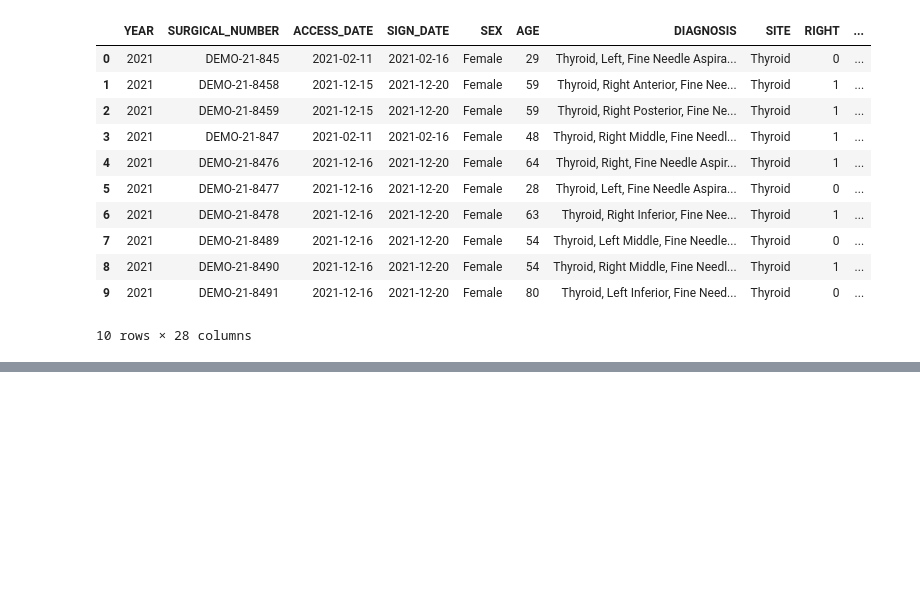
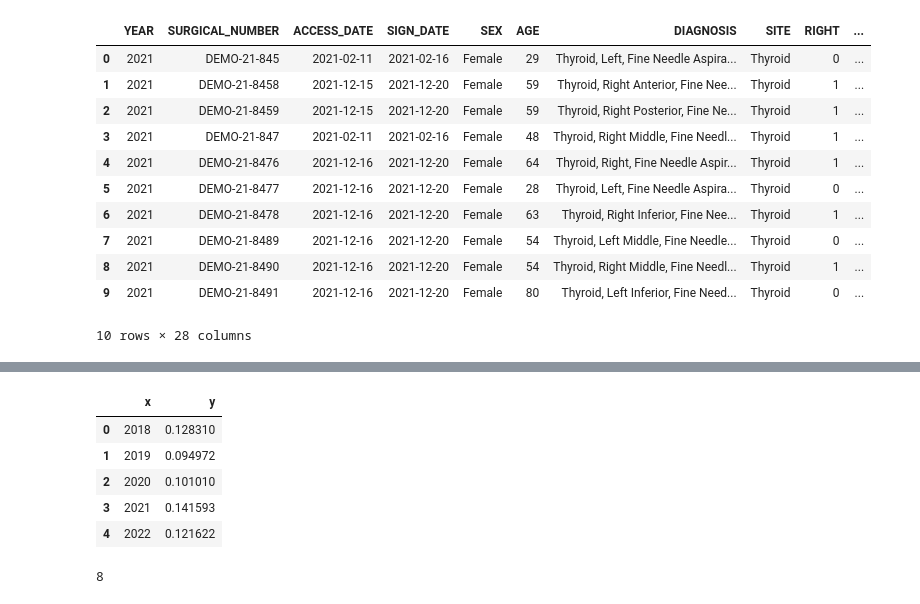
Before and after one commit to mathmax-team/USCAP_Thyroid, a Jupyter notebook: data_generator.ipynb, the cells around one changed output, grey strips where cells are left out. Saved outputs shown, nothing was run; the diff lists cells and outputs as text; code cells hidden in the pictures; blank space fills up the shorter version.

```diff
--- a/data_generator.ipynb
+++ b/data_generator.ipynb
@@ -337,0 +422,8 @@ df.head(10)
+# %%
+gap_minder_data=make_gap_minder_data(df)
+# %%
+path_time_df=dict()
+for path in pathologists:
+    path_time_df[path]=pd.DataFrame()
+    path_time_df[path]["x"]=list(gap_minder_data[gap_minder_data["Pathologist"]==path]["Year"].unique())
+    path_time_df[path]["y"]=list(gap_minder_data[gap_minder_data["Pathologist"]==path]["Call rate category III"])
@@ -337,0 +438,11 @@ df.head(10)
+# %%
+a=list(path_time_df.keys())[0]
+# %%
+path_time_df[a]
+# %% [output]
+|  | x | y |
+| 0 | 2018 | 0.128310 |
+| 1 | 2019 | 0.094972 |
+| 2 | 2020 | 0.101010 |
+| 3 | 2021 | 0.141593 |
+| 4 | 2022 | 0.121622 |
@@ -337,0 +473,4 @@ df.head(10)
+# %%
+4+4
+# %% [output]
+8
```
Also changed, not shown: parts of 14 cells of this notebook, 8 other files.
